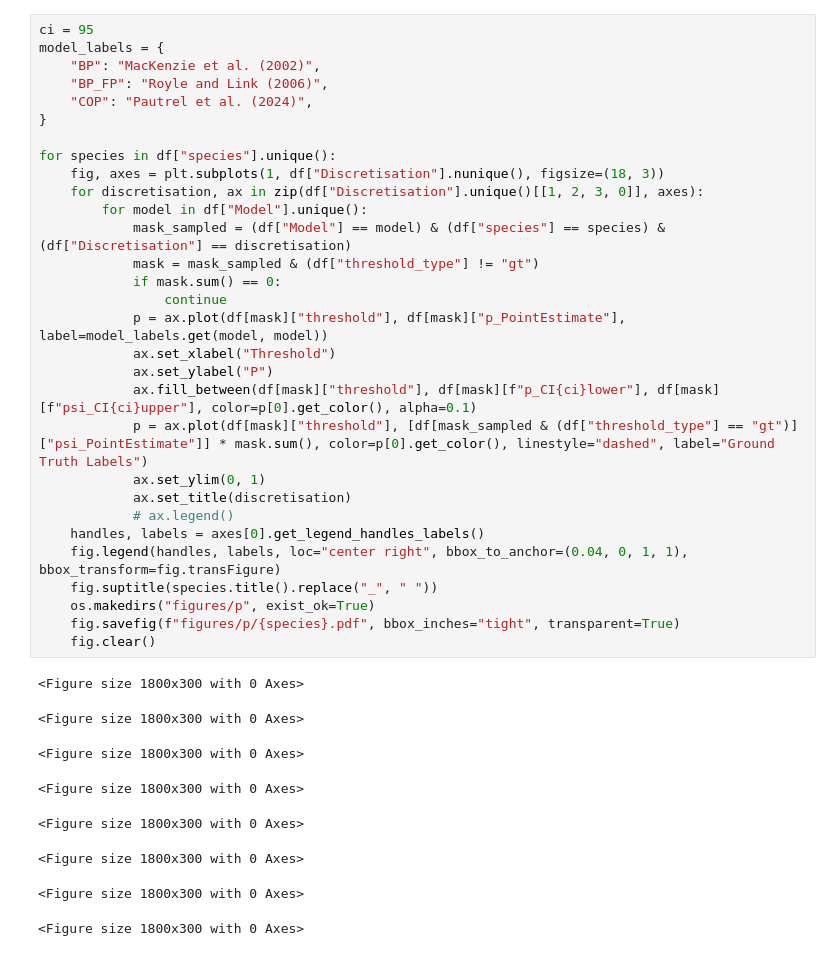
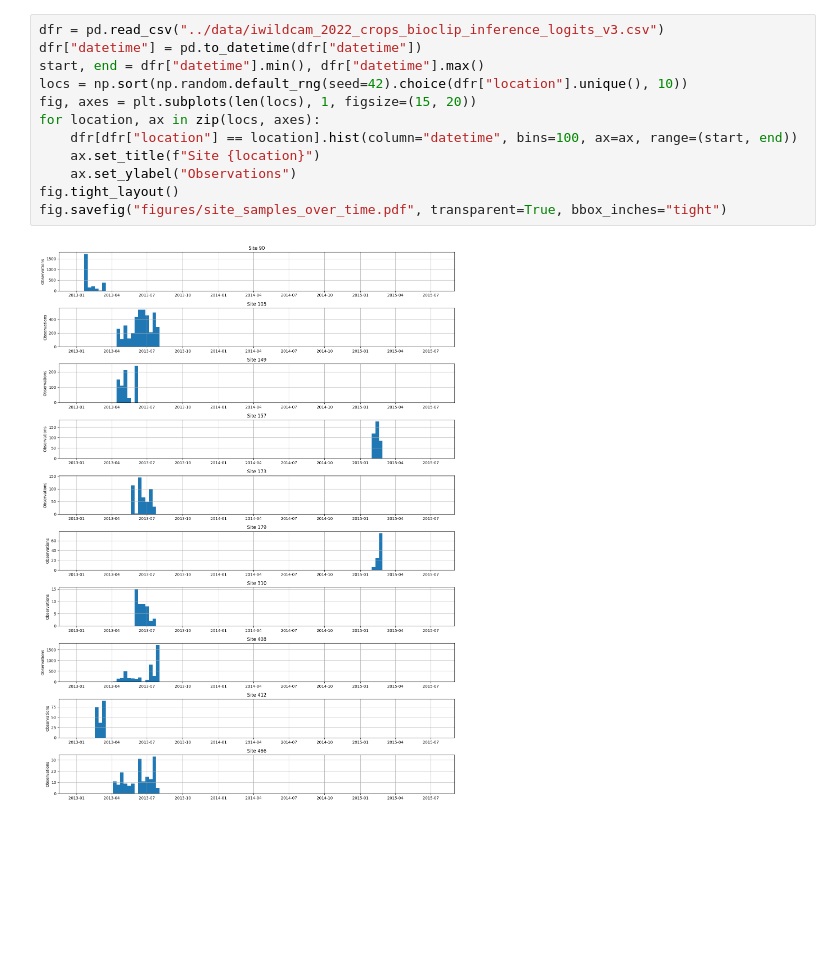
Before and after one commit to mitbeerylab/zorrilla, a Jupyter notebook: occupancy-modelling-comparison-discrete-continuous/Figures.ipynb, the cells around one changed output. Cells and saved outputs as stored; diff of their text form; blank space fills up the shorter version.

Commit message:
some progress on getting more reasonable occupancy estimates

```diff
--- a/occupancy-modelling-comparison-discrete-continuous/Figures.ipynb
+++ b/occupancy-modelling-comparison-discrete-continuous/Figures.ipynb
@@ -49,39 +143,14 @@ for species in df["species"].unique():
-# %%
-ci = 95
-model_labels = {
-    "BP": "MacKenzie et al. (2002)",
-    "BP_FP": "Royle and Link (2006)",
-    "COP": "Pautrel et al. (2024)",
-}
-
-for species in df["species"].unique():
-    fig, axes = plt.subplots(1, df["Discretisation"].nunique(), figsize=(18, 3))
-    for discretisation, ax in zip(df["Discretisation"].unique()[[1, 2, 3, 0]], axes):
-        for model in df["Model"].unique():
-            mask_sampled = (df["Model"] == model) & (df["species"] == species) & (df["Discretisation"] == discretisation)
-            mask = mask_sampled & (df["threshold_type"] != "gt")
-            if mask.sum() == 0:
-                continue
-            p = ax.plot(df[mask]["threshold"], df[mask]["p_PointEstimate"], label=model_labels.get(model, model))
-            ax.set_xlabel("Threshold")
-            ax.set_ylabel("P")
-            ax.fill_between(df[mask]["threshold"], df[mask][f"p_CI{ci}lower"], df[mask][f"psi_CI{ci}upper"], color=p[0].get_color(), alpha=0.1)
-            p = ax.plot(df[mask]["threshold"], [df[mask_sampled & (df["threshold_type"] == "gt")]["psi_PointEstimate"]] * mask.sum(), color=p[0].get_color(), linestyle="dashed", label="Ground Truth Labels")
-            ax.set_ylim(0, 1)
-            ax.set_title(discretisation)
-            # ax.legend()
-    handles, labels = axes[0].get_legend_handles_labels()
-    fig.legend(handles, labels, loc="center right", bbox_to_anchor=(0.04, 0, 1, 1), bbox_transform=fig.transFigure)
-    fig.suptitle(species.title().replace("_", " "))
-    os.makedirs("figures/p", exist_ok=True)
-    fig.savefig(f"figures/p/{species}.pdf", bbox_inches="tight", transparent=True)
-    fig.clear()
-# %% [output]
-<Figure size 1800x300 with 0 Axes>
-<Figure size 1800x300 with 0 Axes>
-<Figure size 1800x300 with 0 Axes>
-<Figure size 1800x300 with 0 Axes>
-<Figure size 1800x300 with 0 Axes>
-<Figure size 1800x300 with 0 Axes>
-<Figure size 1800x300 with 0 Axes>
-<Figure size 1800x300 with 0 Axes>
+# %%
+dfr = pd.read_csv("../data/iwildcam_2022_crops_bioclip_inference_logits_v3.csv")
+dfr["datetime"] = pd.to_datetime(dfr["datetime"])
+start, end = dfr["datetime"].min(), dfr["datetime"].max()
+locs = np.sort(np.random.default_rng(seed=42).choice(dfr["location"].unique(), 10))
+fig, axes = plt.subplots(len(locs), 1, figsize=(15, 20))
+for location, ax in zip(locs, axes):
+    dfr[dfr["location"] == location].hist(column="datetime", bins=100, ax=ax, range=(start, end))
+    ax.set_title(f"Site {location}")
+    ax.set_ylabel("Observations")
+fig.tight_layout()
+fig.savefig("figures/site_samples_over_time.pdf", transparent=True, bbox_inches="tight")
+# %% [output]
+[figure, added]
```
Also changed, not shown: parts of 5 cells of this notebook, 9 other files.
